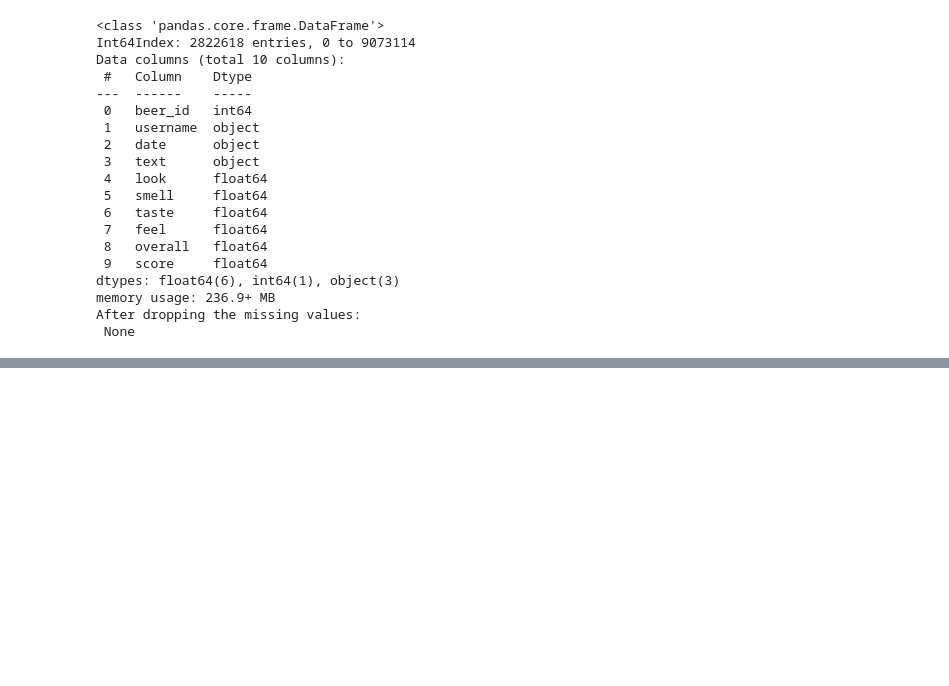
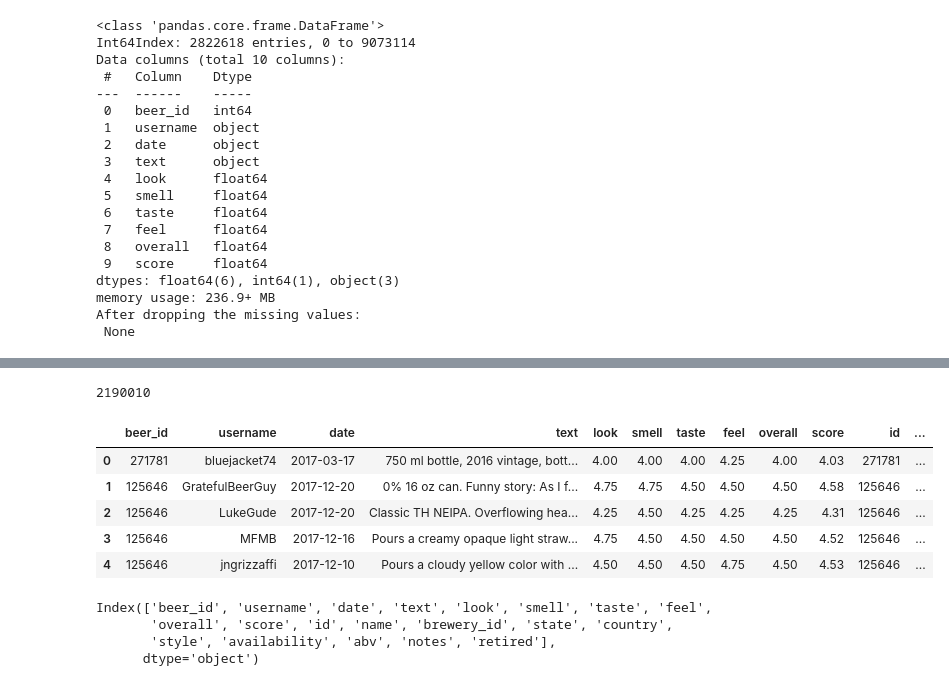
Before and after one commit to jenmusdat/BeerMachineLearning, a Jupyter notebook: Analysis/Jay-Beer-Data-Explore.ipynb, the cells around one changed output, grey strips where cells are left out. Drawn from its saved outputs; the diff is of its cells as text; code cells hidden in the pictures; blank space fills up the shorter version.

```diff
--- a/Analysis/Jay-Beer-Data-Explore.ipynb
+++ b/Analysis/Jay-Beer-Data-Explore.ipynb
@@ -11,0 +16,3 @@ Index(['beer_id', 'username', 'date', 'text', 'look', 'smell', 'taste', 'feel',
+# %%
+# This is a large file, will need to prune it
+df = pd.read_csv("../Resources/reviews.csv")
@@ -98,0 +128,4 @@ df.to_csv("reviews_clean.csv")
+# %%
+# Read in the beer data
+beer_df = pd.read_csv('../Resources/beers.csv')
+beer_df.head()
@@ -98,0 +143,4 @@ df.to_csv("reviews_clean.csv")
+# %%
+# As we said review data is quite large, let's restrict this to US market
+us_beer_df = beer_df[beer_df['country']== 'US']
+us_beer_df.head()
@@ -98,0 +154,22 @@ df.to_csv("reviews_clean.csv")
+# %%
+# Merge the beer and review data
+beer_review_merged_df = pd.merge(df, us_beer_df, how="inner", left_on="beer_id", right_on="id")
+len(beer_review_merged_df)
+# %% [output]
+2190010
+# %%
+beer_review_merged_df.head()
+# %% [output]
+|  | beer_id | username | date | text | look | smell | taste | feel | overall | score | id | ... |
+| 0 | 271781 | bluejacket74 | 2017-03-17 | 750 ml bottle, 2016 vintage, bott... | 4.00 | 4.00 | 4.00 | 4.25 | 4.00 | 4.03 | 271781 | ... |
+| 1 | 125646 | GratefulBeerGuy | 2017-12-20 | 0% 16 oz can. Funny story: As I f... | 4.75 | 4.75 | 4.50 | 4.50 | 4.50 | 4.58 | 125646 | ... |
+| 2 | 125646 | LukeGude | 2017-12-20 | Classic TH NEIPA. Overflowing hea... | 4.25 | 4.50 | 4.25 | 4.25 | 4.25 | 4.31 | 125646 | ... |
+| 3 | 125646 | MFMB | 2017-12-16 | Pours a creamy opaque light straw... | 4.75 | 4.50 | 4.50 | 4.50 | 4.50 | 4.52 | 125646 | ... |
+| 4 | 125646 | jngrizzaffi | 2017-12-10 | Pours a cloudy yellow color with ... | 4.50 | 4.50 | 4.50 | 4.75 | 4.50 | 4.53 | 125646 | ... |
+# %%
+beer_review_merged_df.columns
+# %% [output]
+Index(['beer_id', 'username', 'date', 'text', 'look', 'smell', 'taste', 'feel',
+       'overall', 'score', 'id', 'name', 'brewery_id', 'state', 'country',
+       'style', 'availability', 'abv', 'notes', 'retired'],
+      dtype='object')
```
Also changed, not shown: parts of 36 cells of this notebook, 2 other files.
